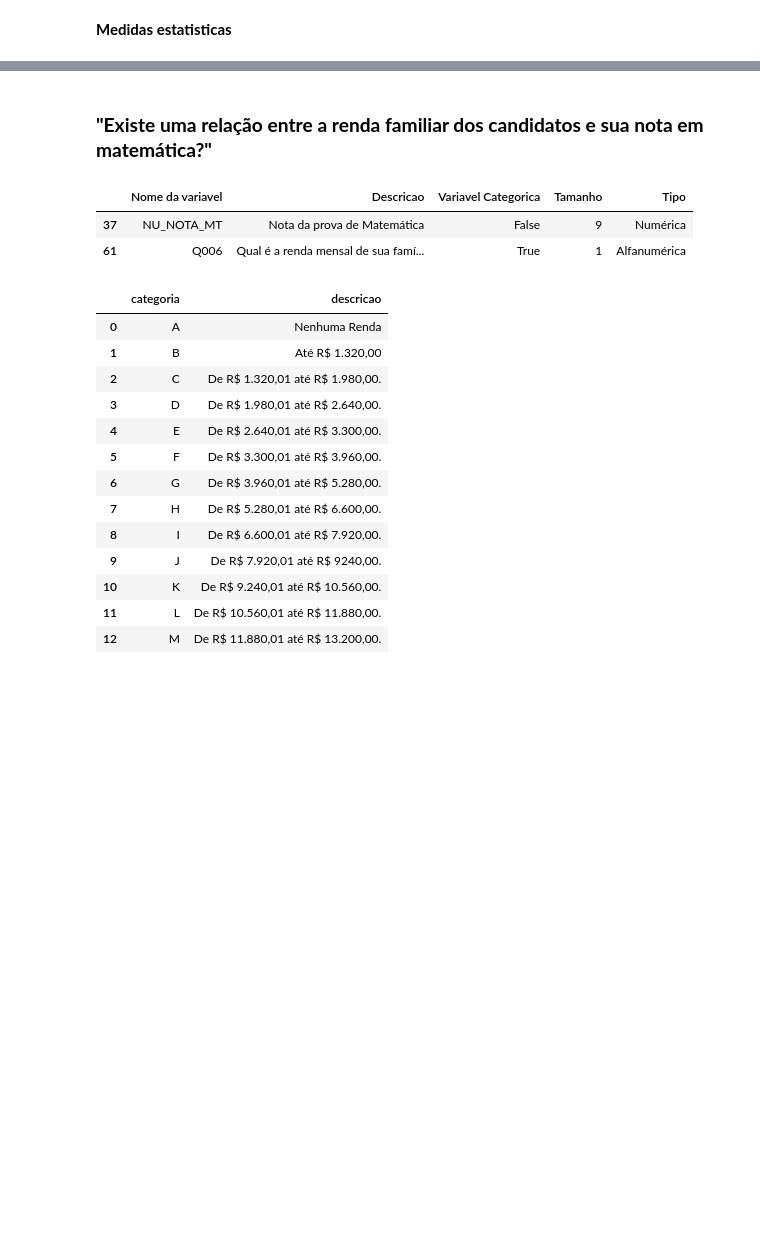
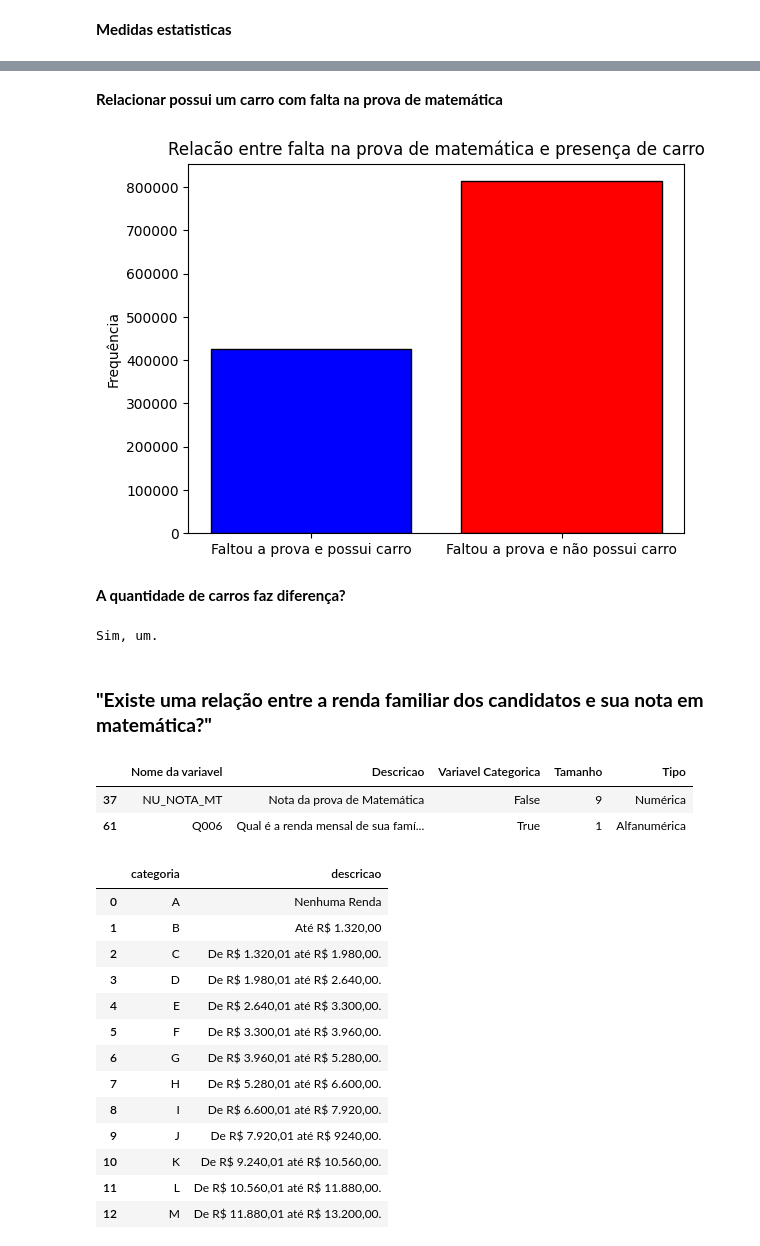
Before and after one commit to henriquefac/ciencia_de_dados_av1, a Jupyter notebook: notebook/exploration.ipynb, the cells around one changed output, grey strips where cells are left out. Drawn from its saved outputs; the diff is of its cells as text; code cells hidden in the pictures; blank space fills up the shorter version.

```diff
--- a/notebook/exploration.ipynb
+++ b/notebook/exploration.ipynb
@@ -328,0 +335,7 @@ plt.show()
+# %%
+# Variáveis: TP_PRESENCA_MT e Q010
+
+variable_names = ["TP_PRESENCA_MT", "Q010"]
+variables = dict_microdados.tabel
+variables = variables[variables["Nome da variavel"].isin(variable_names)]
+variables
@@ -328,0 +369,27 @@ plt.show()
+# %%
+# data frame com as variáveis importantes
+df_group = df[variable_names]
+# %% [markdown]
+**Relacionar possui um carro com falta na prova de matemática**
+# %%
+# TP_PRESENCA_MT: 0
+# Q010: todas menos A
+
+# categorias de interesse
+pre_mt_cat = [0 , 1]
+q10_cat = dict_microdados.legenda[variable_names[1]]["categoria"].unique()
+
+# faltou a prova e possui carro
+df_group_1 = df_group[(df_group[variable_names[0]] == 0) & (df[variable_names[1]] != q10_cat[0])]
+# fltou a prova e não possui carro
+df_group_2 = df_group[(df_group[variable_names[0]] == 0) & (df[variable_names[1]] == q10_cat[0])]
+# %%
+plt.bar("Faltou a prova e possui carro", len(df_group_1), color="blue", edgecolor="black")
+plt.bar("Faltou a prova e não possui carro", len(df_group_2), color="red", edgecolor="black")
+plt.title("Relacão entre falta na prova de matemática e presença de carro")
+plt.ylabel('Frequência')
+plt.show()
+# %% [output]
+[figure, added]
+# %% [markdown]
+**A quantidade de carros faz diferença?**
@@ -329,3 +399,8 @@ plt.show()
+# %%
+for name in q10_cat:
+    plt.bar
+# %% [output]
+Sim, um.
 # %% [markdown]
 ### **"Existe uma relação entre a renda familiar dos candidatos e sua nota em matemática?"**
 # %%
```
Also changed, not shown: parts of 13 cells of this notebook.
